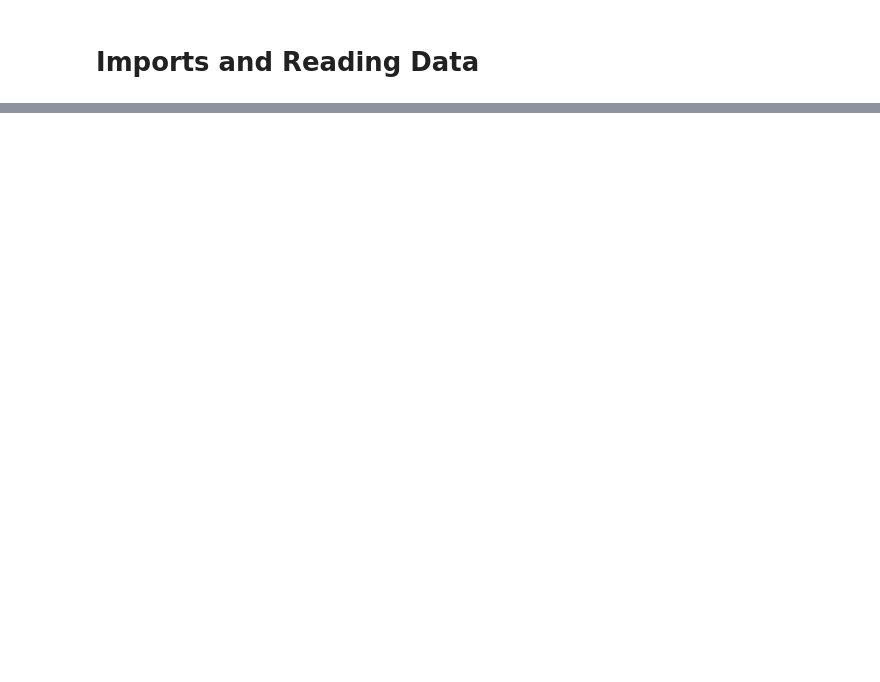
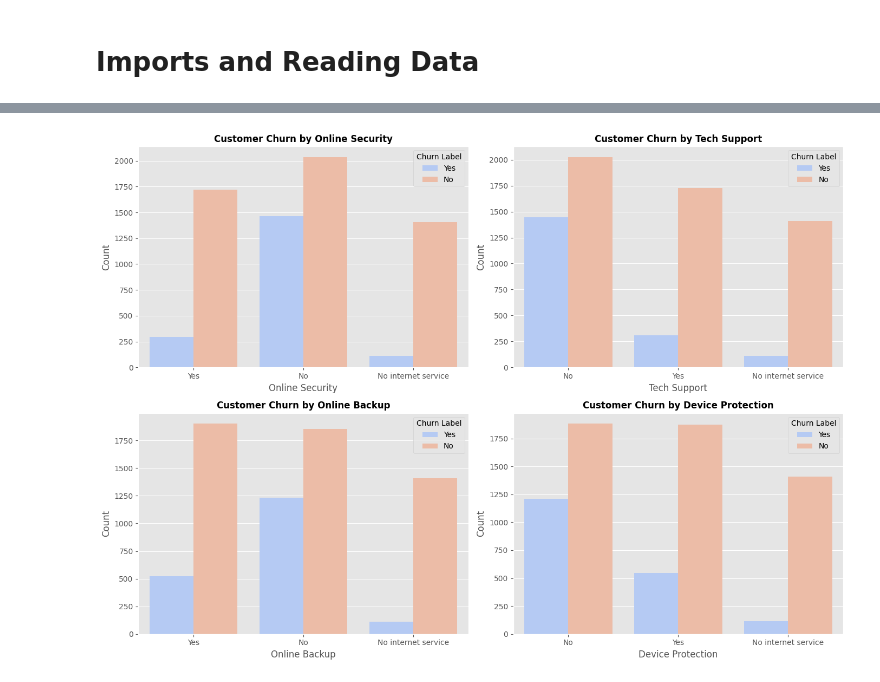
Before and after one commit to thanhtan2210/Scalable-Customer-Data-Platform-CDP-, a Jupyter notebook: clean_EDA.ipynb, the cells around one changed output, grey strips where cells are left out. Drawn from its saved outputs; the diff is of its cells as text; code cells hidden in the pictures; blank space fills up the shorter version.

```diff
--- a/clean_EDA.ipynb
+++ b/clean_EDA.ipynb
@@ -12,0 +10,2 @@ OptionError: Pattern matched multiple keys
+# %%
+df = pd.read_excel('Telco_customer_churn.xlsx')
@@ -12,0 +264,38 @@ OptionError: Pattern matched multiple keys
+# %%
+# Create subplots with 2x2 grid
+fig, axes = plt.subplots(2, 2, figsize=(14, 10))
+
+# Flatten the 2D axes array to make indexing easier
+axes = axes.flatten()
+
+# Plot 1: Online Security
+sns.countplot(data=df, x='Online Security', hue='Churn Label', ax=axes[0], palette='coolwarm')
+axes[0].set_title('Customer Churn by Online Security', fontsize=12, fontweight='bold')
+axes[0].set_xlabel('Online Security')
+axes[0].set_ylabel('Count')
+
+# Plot 2: Tech Support
+sns.countplot(data=df, x='Tech Support', hue='Churn Label', ax=axes[1], palette='coolwarm')
+axes[1].set_title('Customer Churn by Tech Support', fontsize=12, fontweight='bold')
+axes[1].set_xlabel('Tech Support')
+axes[1].set_ylabel('Count')
+
+# Plot 3: Online Backup (example thêm)
+sns.countplot(data=df, x='Online Backup', hue='Churn Label', ax=axes[2], palette='coolwarm')
+axes[2].set_title('Customer Churn by Online Backup', fontsize=12, fontweight='bold')
+axes[2].set_xlabel('Online Backup')
+axes[2].set_ylabel('Count')
+
+# Plot 4: Device Protection (example thêm)
+sns.countplot(data=df, x='Device Protection', hue='Churn Label', ax=axes[3], palette='coolwarm')
+axes[3].set_title('Customer Churn by Device Protection', fontsize=12, fontweight='bold')
+axes[3].set_xlabel('Device Protection')
+axes[3].set_ylabel('Count')
+
+# Adjust layout to prevent overlap
+plt.tight_layout()
+
+# Display the plot
+plt.show()
+# %% [output]
+[figure, added]
```
Also changed, not shown: parts of 42 cells of this notebook, 2 other files.
